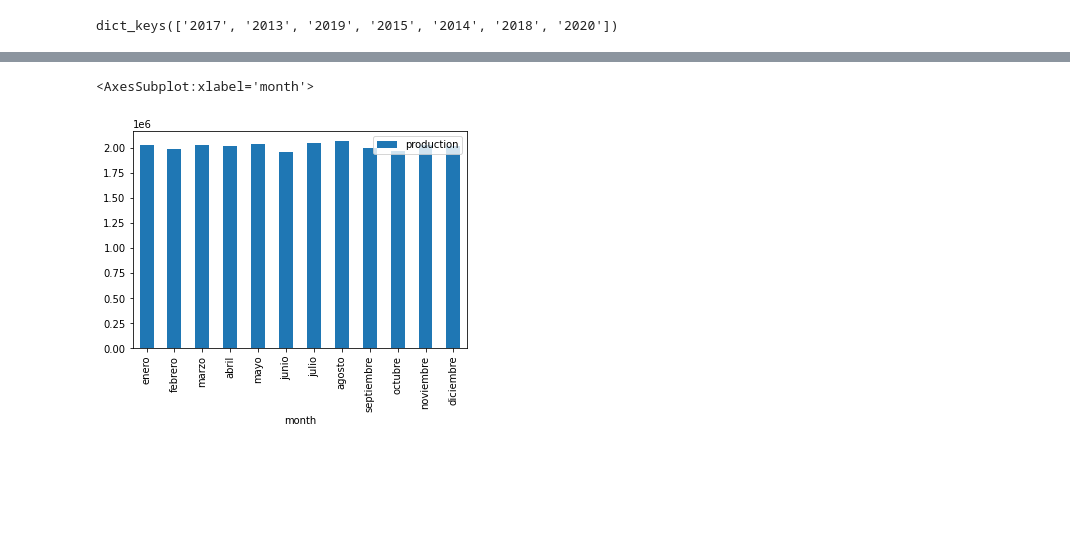
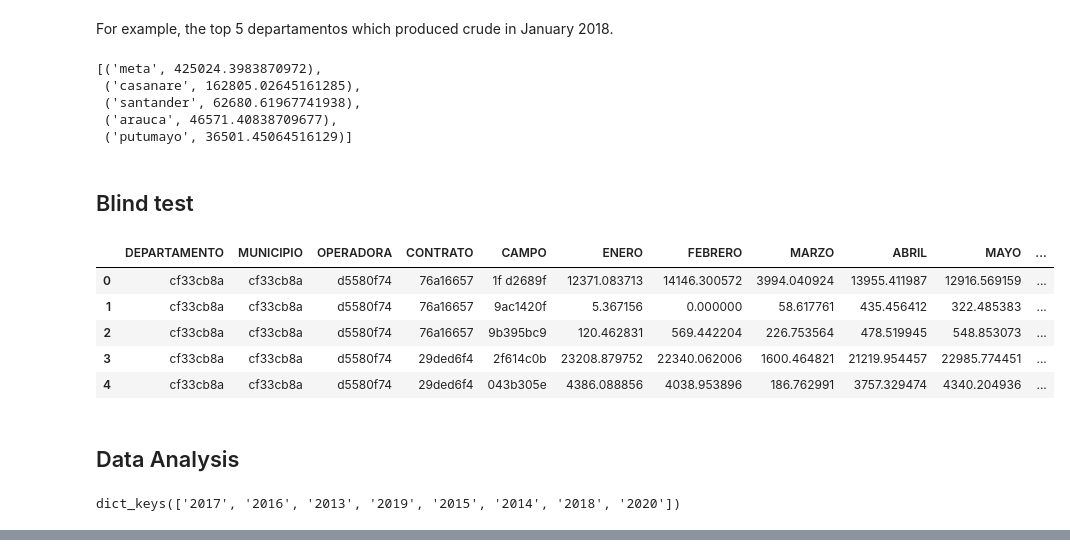
Before and after one commit to Hackaton-O-G-CAN/Hackaton_2020, a Jupyter notebook: hackaton_1.ipynb, the cells around one changed output, grey strips where cells are left out. Saved outputs shown, nothing was run; the diff lists cells and outputs as text; code cells hidden in the pictures; blank space fills up the shorter version.

```diff
--- a/hackaton_1.ipynb
+++ b/hackaton_1.ipynb
@@ -6,10 +20,11 @@ import matplotlib.pyplot as plt
 # %%
-from utils import downloadData
-from utils import dataProc
-#download = downloadData.downloadData()
-#download.getData()
+# Scrappes and downloads the data from ANH website
+download = downloadData.downloadData()
+download.getData()
+
+#Load Blind test data and Data
 data = dataProc.dataProc()
 df = data.loadData()
-
+df_dict_blind = data.loadBlindData()
 df_dict = data.cleanData(df)
 # %% [output]
@@ -27,7 +104,31 @@ Cleaning data finsihed
+# %% [markdown]
+For example, the top 5 departamentos which produced crude in January 2018.
+# %%
+c.execute('''SELECT departamento, SUM(enero) AS total FROM crude_2018 GROUP BY crude_2018.departamento
+                ORDER BY total DESC LIMIT 5''').fetchall()
+# %% [output]
+[('meta', 425024.3983870972),
+ ('casanare', 162805.02645161285),
+ ('santander', 62680.61967741938),
+ ('arauca', 46571.40838709677),
+ ('putumayo', 36501.45064516129)]
+# %% [markdown]
+## Blind test
+# %%
+df_dict_blind['2017'].head()
+# %% [output]
+|  | DEPARTAMENTO | MUNICIPIO | OPERADORA | CONTRATO | CAMPO | ENERO | FEBRERO | MARZO | ABRIL | MAYO | ... |
+| 0 | cf33cb8a | cf33cb8a | d5580f74 | 76a16657 | 1f d2689f | 12371.083713 | 14146.300572 | 3994.040924 | 13955.411987 | 12916.569159 | ... |
+| 1 | cf33cb8a | cf33cb8a | d5580f74 | 76a16657 | 9ac1420f | 5.367156 | 0.000000 | 58.617761 | 435.456412 | 322.485383 | ... |
+| 2 | cf33cb8a | cf33cb8a | d5580f74 | 76a16657 | 9b395bc9 | 120.462831 | 569.442204 | 226.753564 | 478.519945 | 548.853073 | ... |
+| 3 | cf33cb8a | cf33cb8a | d5580f74 | 29ded6f4 | 2f614c0b | 23208.879752 | 22340.062006 | 1600.464821 | 21219.954457 | 22985.774451 | ... |
+| 4 | cf33cb8a | cf33cb8a | d5580f74 | 29ded6f4 | 043b305e | 4386.088856 | 4038.953896 | 186.762991 | 3757.329474 | 4340.204936 | ... |
+# %% [markdown]
+## Data Analysis
 # %%
 df_dict.keys()
 # %% [output]
-dict_keys(['2017', '2013', '2019', '2015', '2014', '2018', '2020'])
+dict_keys(['2017', '2016', '2013', '2019', '2015', '2014', '2018', '2020'])
 # %%
 df_dict['2017'].head()
 # %% [output]
@@ -51,7 +140,0 @@ for year in df_dict.keys():
-# %%
-a = pd.DataFrame(df_dict['2013'],columns = ['production']).reset_index()
-a=a.rename(columns={0:'month'})
-a.plot.bar(x = 'month',y='production')
-# %% [output]
-<AxesSubplot:xlabel='month'>
-[figure, removed]
```
Also changed, not shown: parts of 23 cells of this notebook, 30 other files.
